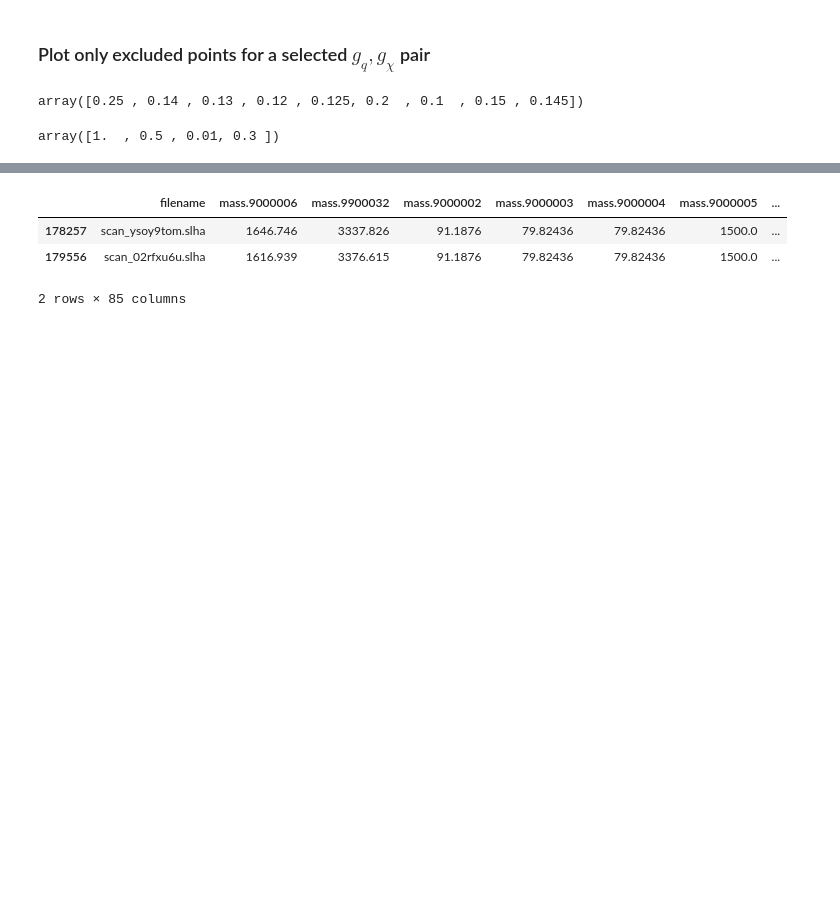
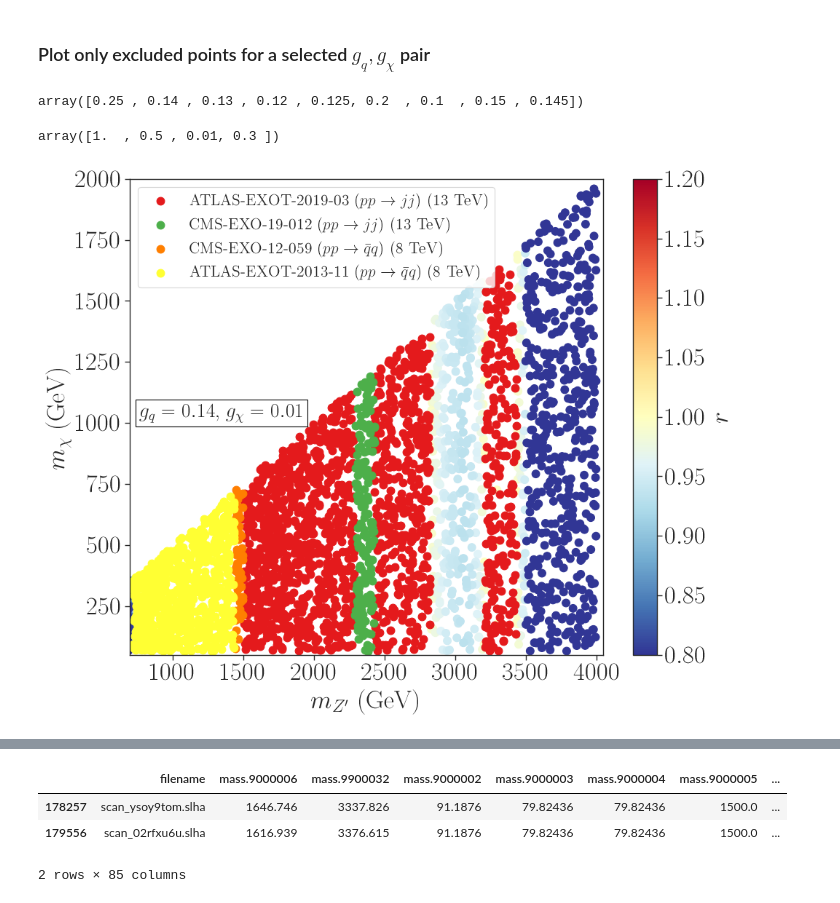
Before and after one commit to SModelS/smodelsv3-paper, a Jupyter notebook: scan/2MDM-monojet-vs-dijet-plots.ipynb, the cells around one changed output, grey strips where cells are left out. Drawn from its saved outputs; the diff is of its cells as text; code cells hidden in the pictures; blank space fills up the shorter version.

```diff
--- a/scan/2MDM-monojet-vs-dijet-plots.ipynb
+++ b/scan/2MDM-monojet-vs-dijet-plots.ipynb
@@ -208,4 +233,61 @@ array([0.25 , 0.14 , 0.13 , 0.12 , 0.125, 0.2  , 0.1  , 0.15 , 0.145])
 newDF['extpar.1'].unique()
 # %% [output]
 array([1.  , 0.5 , 0.01, 0.3 ])
+# %%
+cm = plt.colormaps.get_cmap('RdYlBu_r')
+plt.colormaps['RdYlBu_r']
+plt.figure(figsize=(10,8))
+
+gqv = 0.14
+gchi = 0.01
+
+dataAll = dataDF[(dataDF['extpar.1']==gchi)&(dataDF['extpar.2']==gqv)&(dataDF['ExptRes.result0.r']<1.0)]
+x = dataAll['mass.9900032'].dropna()
+y = dataAll['mass.9000006'].dropna()
+c = dataAll['ExptRes.result0.r'].dropna()
+scAll = plt.scatter(x,y,c=c,s=60, cmap=cm, vmin=0.8, vmax=1.2)
+cb = plt.colorbar(scAll)
+cb.ax.tick_params(labelsize=25)
+cb.set_label(label=r'$r$',size=25)
+
+for label in excluded['label'].unique():
+    if 'CMS-EXO-16-057' in label: continue
+#     if 'ATLAS-EXOT-2013-11' not in label: continue
+#     if 'CMS-EXO-12-059' not in label: continue
+#     if 'CMS-EXO-19-012' not in label: continue
+#     if 'ATLAS-EXOT-2019-03' not in label: continue
+#     data = newDF.sort_values('ExptRes.result.r_expected').drop_duplicates(["filename"],keep='last')
+    data = newDF.sort_values('ExptRes.result.r').drop_duplicates(['filename'], keep='last')
+    data = data[(data['extpar.1']==gchi)&(data['extpar.2']==gqv)&(data['ExptRes.result.r']>=1.0)]
+    data = data[data['label']==label]
+#     print(label,len(data))
+
+    x = data['mass.9900032'].dropna()
+    y = data['mass.9000006'].dropna()
+    c = data['ExptRes.result.r'].dropna()
+    if len(data) == 0: continue
+    sc = plt.scatter(x,y,s=60, color=colorDict[label], label=convertLabel(label))
+
+
+# cb = plt.colorbar(sc)
+# cb.ax.tick_params(labelsize=25)
+# cb.set_label(label=r'$r$',size=25)
+
+plt.xlabel(r'$m_{Z^{\prime}}$ (GeV)', fontsize=25)
+plt.ylabel(r'$m_{\chi}$ (GeV)', fontsize=25)
+plt.text(0.02,0.5,r'$g_{q} = %1.2f$, $g_{\chi} = %1.2f$' % (gqv, gchi),fontsize=20,
+         bbox=dict(facecolor='white', edgecolor='black'),transform = plt.gca().transAxes)
+
+# plt.text(900,1330,r'$j = u, d, c, s, b$',fontsize=18)
+plt.xlim(700, 4050)
+plt.ylim(50, 2000)
+
+plt.yticks(fontsize=25)
+plt.xticks(fontsize=25)
+plt.legend()
+plt.tight_layout()
+# plt.savefig('./figures/exclusions_2mdm_dijet_only.png')
+plt.show()
+# %% [output]
+[figure, added]
 # %%
```
Also changed, not shown: parts of 7 cells of this notebook, 15 other files.
